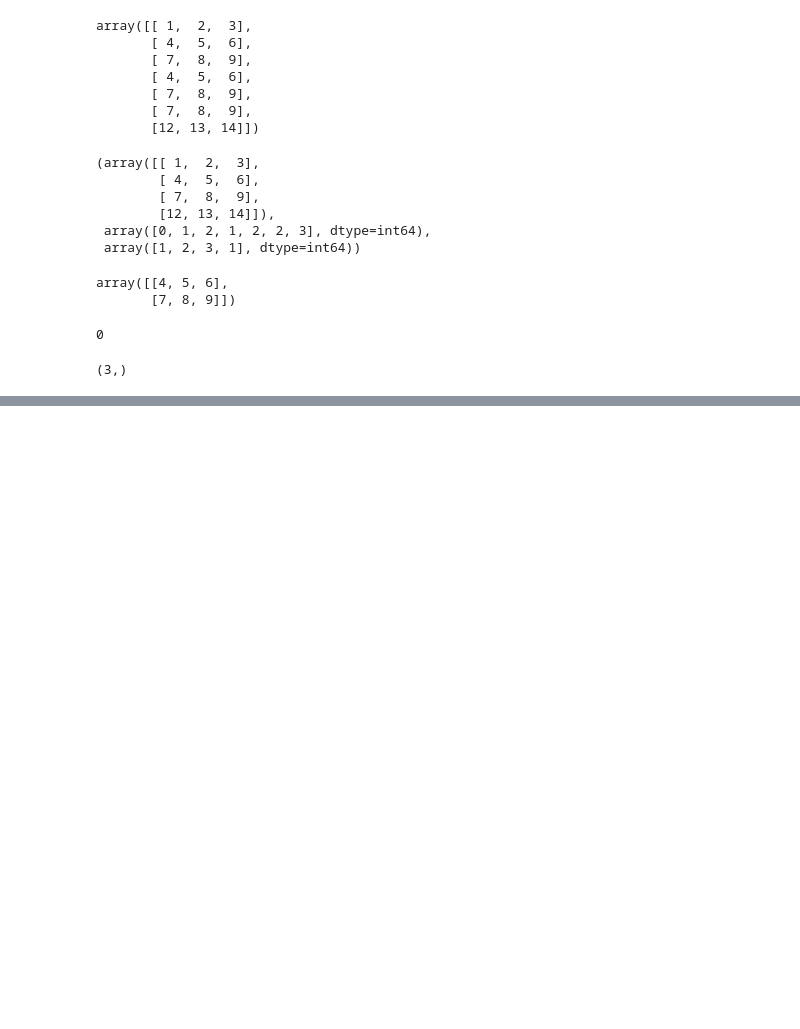
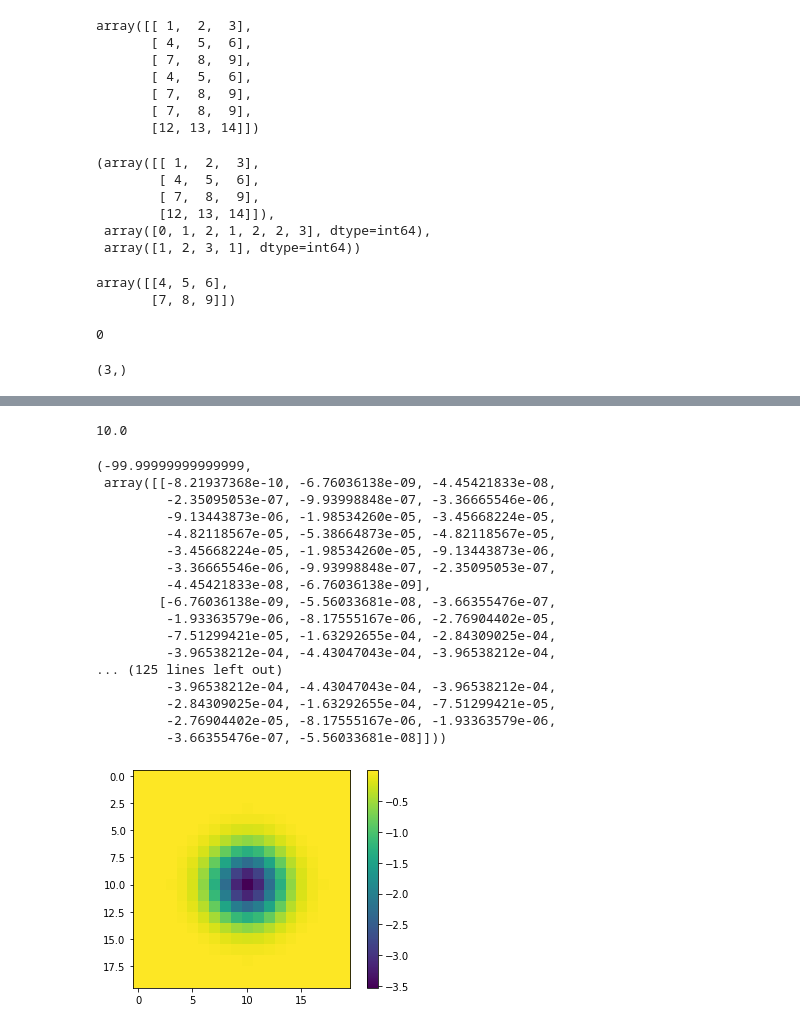
Before and after one commit to pcruzparri/Misc, a Jupyter notebook: jupyter_notebooks/scipy_ndimage_rotate_variance.ipynb, the cells around one changed output, grey strips where cells are left out. Drawn from its saved outputs; the diff is of its cells as text; code cells hidden in the pictures; blank space fills up the shorter version.

Commit message:
Polished overlap_beam.py and added normalization for gaussians.

```diff
--- a/jupyter_notebooks/scipy_ndimage_rotate_variance.ipynb
+++ b/jupyter_notebooks/scipy_ndimage_rotate_variance.ipynb
@@ -6,7 +6,7 @@ import time
 # %%
 # matrix
 
-def makeGaussian(size, fwhm=3, center=None):
+def makeGaussian(size, fwhm=3, center=None, amp=1):
     """ Make a square gaussian kernel.
 
     size is the length of a side of the square
@@ -23,7 +23,7 @@ def makeGaussian(size, fwhm=3, center=None):
         x0 = center[0]
         y0 = center[1]
 
-    return np.exp(-4*np.log(2) * ((x-x0)**2 + (y-y0)**2) / fwhm**2)
+    return np.exp(-4*np.log(2) * ((x-x0)**2 + (y-y0)**2) / fwhm**2)/ (2*np.pi*fwhm**2)/(-4*np.log(2))**2
 
 def makeRod(size, width):
     arr = np.zeros([size]*2)
@@ -170,0 +169,73 @@ np.array([1,2,23]).shape
+# %%
+def makeGaussian(size, fwhm=3, center=None, amp=1):
+    """ Make a square gaussian kernel.
+
+    size is the length of a side of the square
+    fwhm is full-width-half-maximum, which
+    can be thought of as an effective radius.
+    """
+
+    x = np.arange(0, size, 1, float)
+    y = x[:, np.newaxis]
+
+    if center is None:
+        x0 = y0 = size // 2
+    else:
+        x0 = center[0]
+        y0 = center[1]
+
+    return np.exp(-4*np.log(2) * ((x-x0)**2 + (y-y0)**2) / fwhm**2)
+
+a = makeGaussian(101, fwhm=20, amp=1)
+np.sum(a/np.sum(a)*10)
+# %% [output]
+10.0
+# %%
+def makeGaussian(size, fwhm=3, center=None, amp=1, norm=False):
+    def gaussian():
+        """Note: Copied without modification from StackOverflow user giessel.
+
+        Make a square gaussian kernel.
+
+        size is the length of a side of the square
+        fwhm is full-width-half-maximum, which
+        can be thought of as an effective radius.
+        """
+        x = np.arange(0, size, 1, float)
+        y = x[:, np.newaxis]
+
+        if center is None:
+            x0 = y0 = size // 2
+        else:
+            x0 = center[0]
+            y0 = center[1]
+
+        return np.exp(-4*np.log(2) * ((x-x0)**2 + (y-y0)**2) / fwhm**2)
+    g = gaussian()
+    if norm: return amp*g/np.sum(g)
+    else: return g
+
+x = makeGaussian(20, fwhm=5, amp=-100, norm=True)
+plt.imshow(x)
+plt.colorbar()
+
+np.sum(x), x
+# %% [output]
+(-99.99999999999999,
+ array([[-8.21937368e-10, -6.76036138e-09, -4.45421833e-08,
+         -2.35095053e-07, -9.93998848e-07, -3.36665546e-06,
+         -9.13443873e-06, -1.98534260e-05, -3.45668224e-05,
+         -4.82118567e-05, -5.38664873e-05, -4.82118567e-05,
+         -3.45668224e-05, -1.98534260e-05, -9.13443873e-06,
+         -3.36665546e-06, -9.93998848e-07, -2.35095053e-07,
+         -4.45421833e-08, -6.76036138e-09],
+        [-6.76036138e-09, -5.56033681e-08, -3.66355476e-07,
+         -1.93363579e-06, -8.17555167e-06, -2.76904402e-05,
+         -7.51299421e-05, -1.63292655e-04, -2.84309025e-04,
+         -3.96538212e-04, -4.43047043e-04, -3.96538212e-04,
+... (125 lines left out)
+         -3.96538212e-04, -4.43047043e-04, -3.96538212e-04,
+         -2.84309025e-04, -1.63292655e-04, -7.51299421e-05,
+         -2.76904402e-05, -8.17555167e-06, -1.93363579e-06,
+         -3.66355476e-07, -5.56033681e-08]]))
+[figure, added]
```
Also changed, not shown: parts of 7 cells of this notebook, 1 other file.
